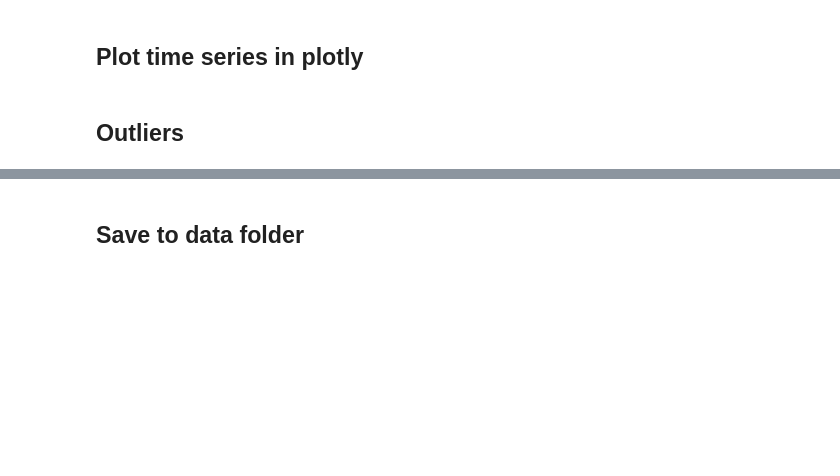
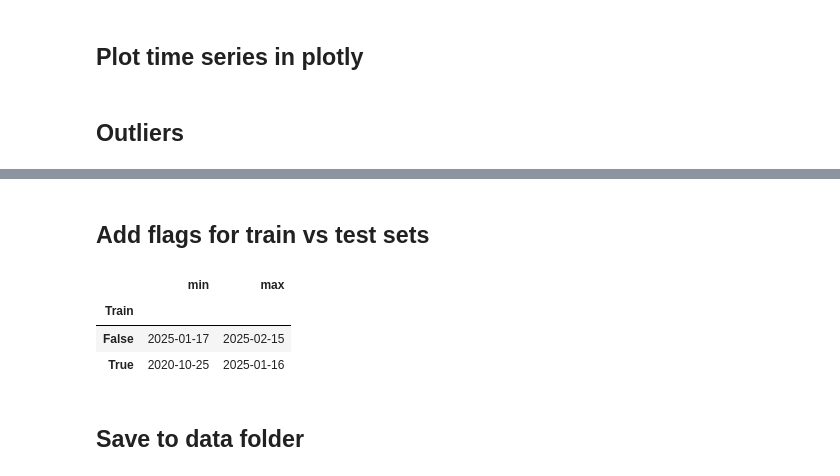
Before and after one commit to ijyliu/mcbroken-forecasting, a Jupyter notebook: Experimental Notebooks/Load and Explore Data.ipynb, the cells around one changed output, grey strips where cells are left out. Saved outputs shown, nothing was run; the diff lists cells and outputs as text; code cells hidden in the pictures; blank space fills up the shorter version.

```diff
--- a/Experimental Notebooks/Load and Explore Data.ipynb
+++ b/Experimental Notebooks/Load and Explore Data.ipynb
@@ -222,3 +257,16 @@ fig.show()
+# %% [markdown]
+## Add flags for train vs test sets
+# %%
+df['Train'] = True
+# We will be making 30-day ahead forecasts, so last 30 days should be test
+df.loc[df['Date'] > df['Date'].max() - pd.Timedelta(days=30), 'Train'] = False
+# Print date ranges by Train
+df.groupby('Train')['Date'].agg(['min', 'max'])
+# %% [output]
+|  | min | max |
+| Train |  |  |
+| False | 2025-01-17 | 2025-02-15 |
+| True | 2020-10-25 | 2025-01-16 |
 # %% [markdown]
 ## Save to data folder
 # %%
```
Also changed, not shown: parts of 6 cells of this notebook, 2 other files.
